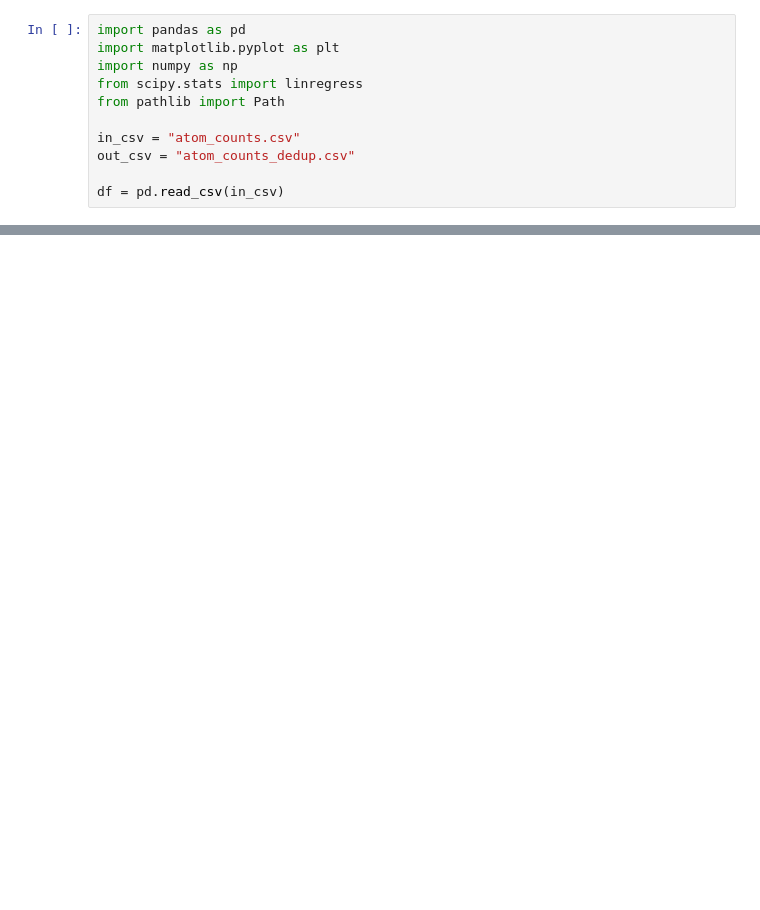
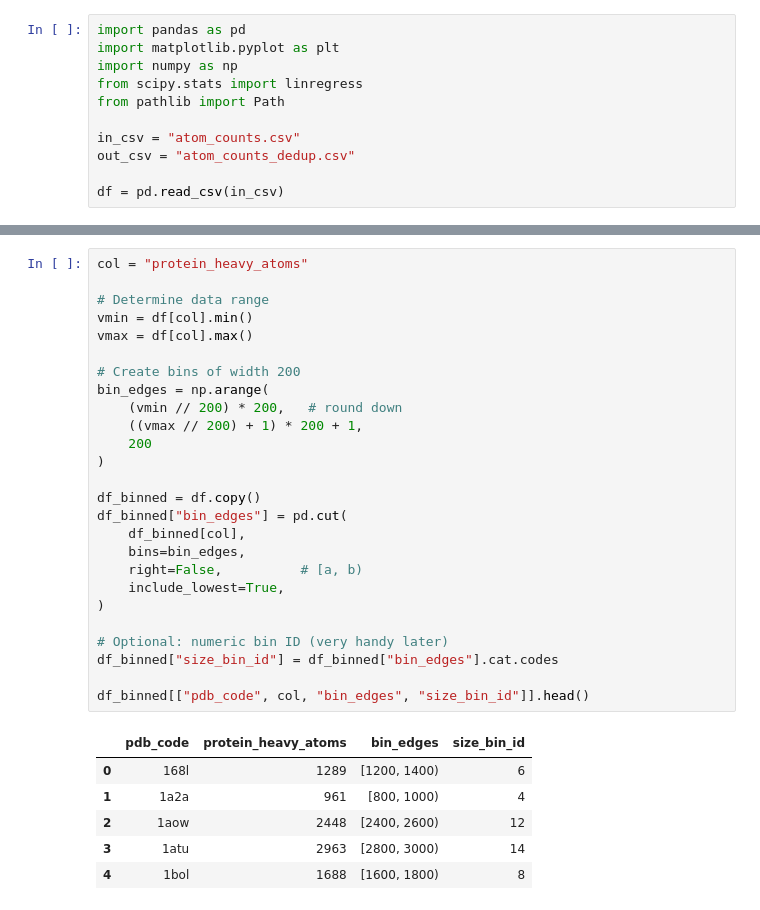
Before and after one commit to csongornemeth/pca_nma_dot_product, a Jupyter notebook: atom_count_ana.ipynb, the cells around one changed output, grey strips where cells are left out. Drawn from its saved outputs; the diff is of its cells as text; blank space fills up the shorter version.

```diff
--- a/atom_count_ana.ipynb
+++ b/atom_count_ana.ipynb
@@ -137,0 +178,33 @@ n_residues ~ protein_heavy_atoms^α : α = 1.000, R² = 0.995
+# %%
+col = "protein_heavy_atoms"
+
+# Determine data range
+vmin = df[col].min()
+vmax = df[col].max()
+
+# Create bins of width 200
+bin_edges = np.arange(
+    (vmin // 200) * 200,   # round down
+    ((vmax // 200) + 1) * 200 + 1,
+    200
+)
+
+df_binned = df.copy()
+df_binned["bin_edges"] = pd.cut(
+    df_binned[col],
+    bins=bin_edges,
+    right=False,          # [a, b)
+    include_lowest=True,
+)
+
+# Optional: numeric bin ID (very handy later)
+df_binned["size_bin_id"] = df_binned["bin_edges"].cat.codes
+
+df_binned[["pdb_code", col, "bin_edges", "size_bin_id"]].head()
+# %% [output]
+|  | pdb_code | protein_heavy_atoms | bin_edges | size_bin_id |
+| 0 | 168l | 1289 | [1200, 1400) | 6 |
+| 1 | 1a2a | 961 | [800, 1000) | 4 |
+| 2 | 1aow | 2448 | [2400, 2600) | 12 |
+| 3 | 1atu | 2963 | [2800, 3000) | 14 |
+| 4 | 1bol | 1688 | [1600, 1800) | 8 |
```
Also changed, not shown: parts of 13 cells of this notebook.
